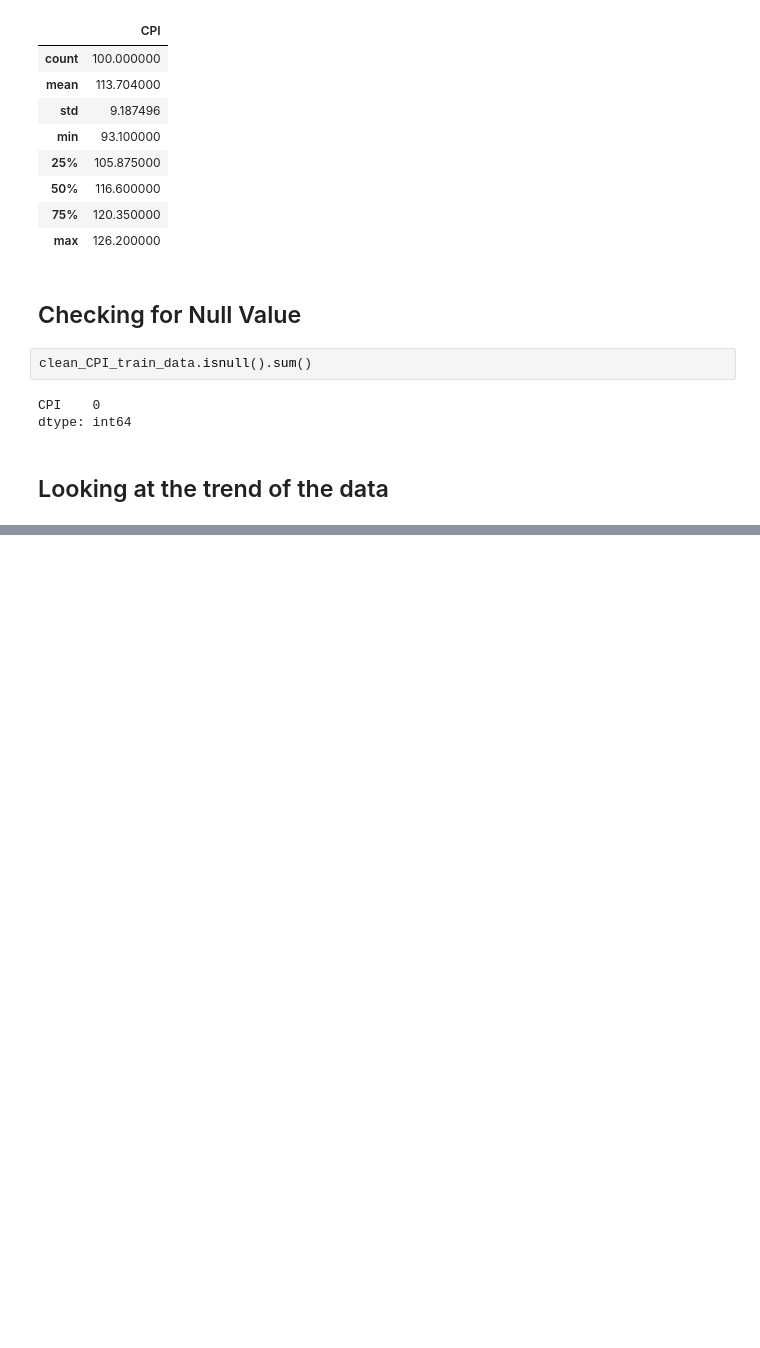
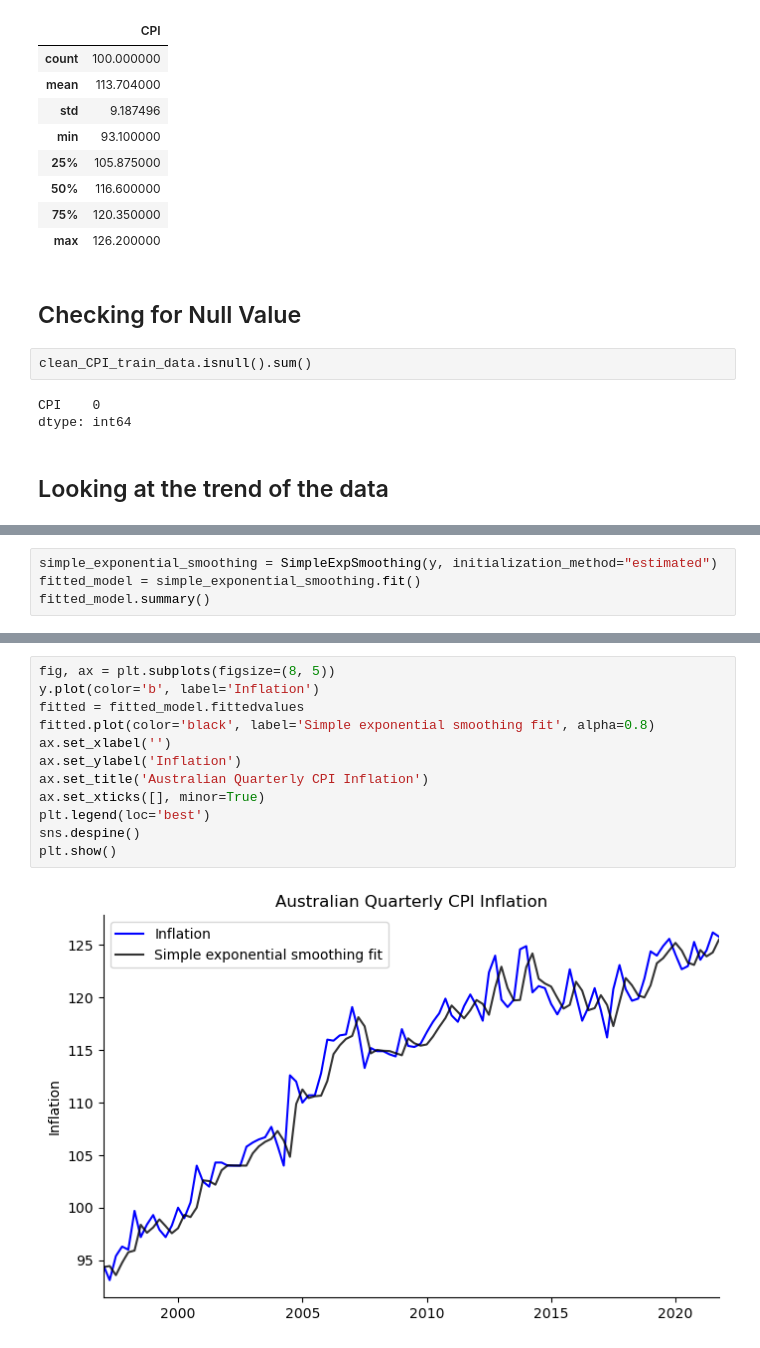
Before and after one commit to actonton/QBUS2820-Predictive_Analysis, a Jupyter notebook: A2/510575452_implementation.ipynb, the cells around one changed output, grey strips where cells are left out. Saved outputs shown, nothing was run; the diff lists cells and outputs as text; blank space fills up the shorter version.

Commit message:
Implemented Simple Exponential Smoothing

```diff
--- a/A2/510575452_implementation.ipynb
+++ b/A2/510575452_implementation.ipynb
@@ -127,0 +137,4 @@ plt.show()
+# %%
+simple_exponential_smoothing = SimpleExpSmoothing(y, initialization_method="estimated")
+fitted_model = simple_exponential_smoothing.fit()
+fitted_model.summary()
@@ -127,0 +154,14 @@ plt.show()
+# %%
+fig, ax = plt.subplots(figsize=(8, 5))
+y.plot(color='b', label='Inflation')
+fitted = fitted_model.fittedvalues
+fitted.plot(color='black', label='Simple exponential smoothing fit', alpha=0.8)
+ax.set_xlabel('')
+ax.set_ylabel('Inflation')
+ax.set_title('Australian Quarterly CPI Inflation')
+ax.set_xticks([], minor=True)
+plt.legend(loc='best')
+sns.despine()
+plt.show()
+# %% [output]
+[figure, added]
```
Also changed, not shown: parts of 5 cells of this notebook, 2 other files.
